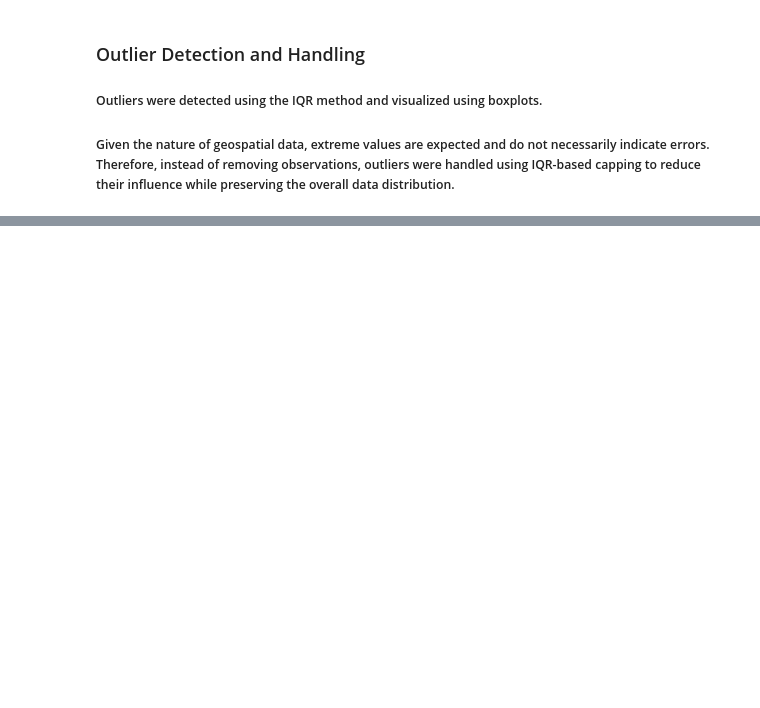
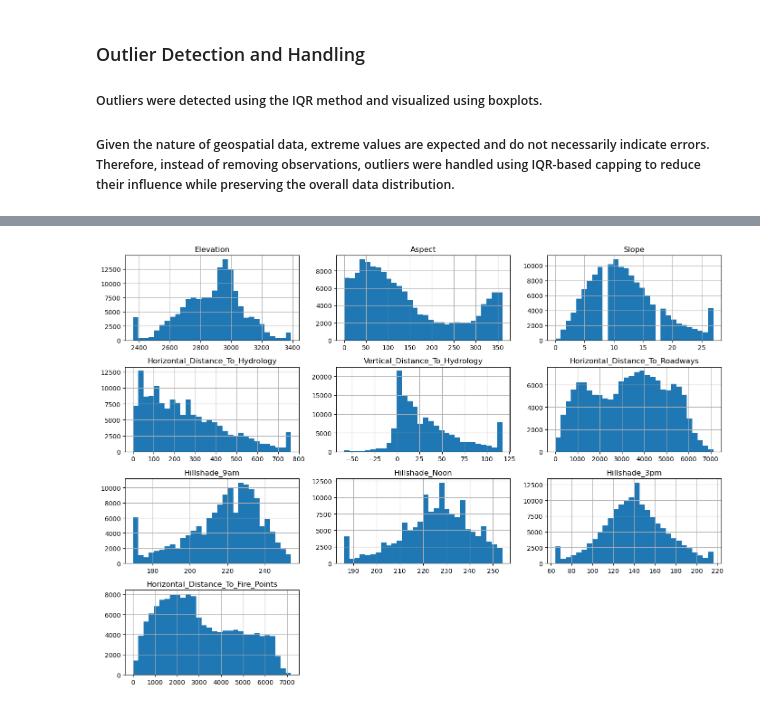
Before and after one commit to abishek-murugan/EcoType-Forest-Cover, a Jupyter notebook: notebooks/1_data_understanding.ipynb, the cells around one changed output, grey strips where cells are left out. Drawn from its saved outputs; the diff is of its cells as text; code cells hidden in the pictures; blank space fills up the shorter version.

```diff
--- a/notebooks/1_data_understanding.ipynb
+++ b/notebooks/1_data_understanding.ipynb
@@ -194,0 +202,6 @@ df_capped
+# %%
+df_capped[numerical_cols].hist(figsize=(14, 10), bins=30)
+plt.tight_layout()
+plt.show()
+# %% [output]
+[figure, added]
```
Also changed, not shown: parts of 4 cells of this notebook.
